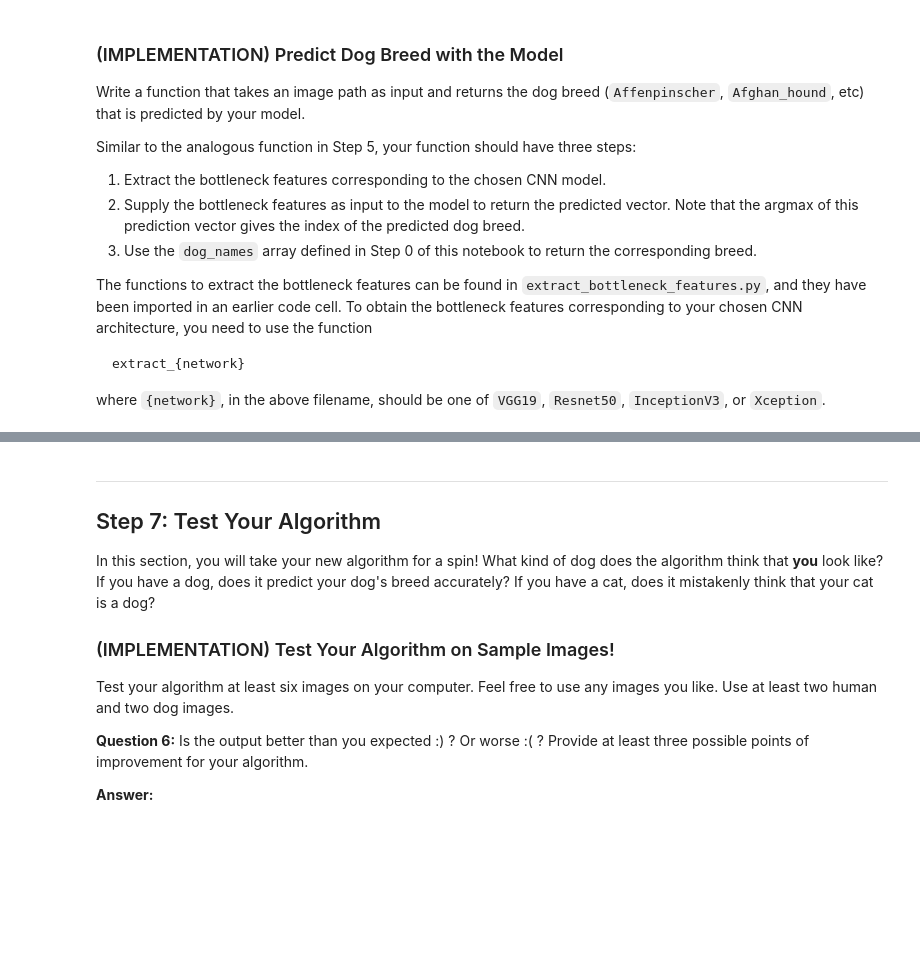
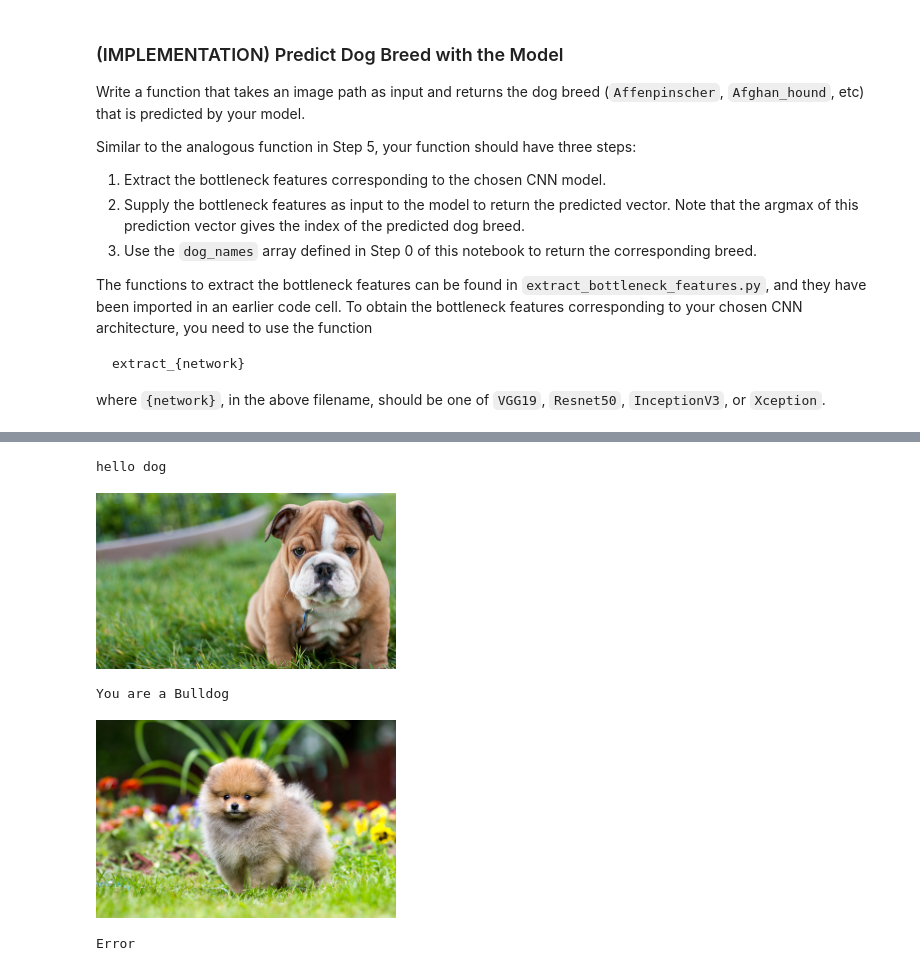
Before and after one commit to ptrmay/AIND, a Jupyter notebook: dog-project/dog_app.ipynb, the cells around one changed output, grey strips where cells are left out. Drawn from its saved outputs; the diff is of its cells as text; code cells hidden in the pictures; blank space fills up the shorter version.

```diff
--- a/dog-project/dog_app.ipynb
+++ b/dog-project/dog_app.ipynb
@@ -644,17 +758,10 @@ Some sample output for our algorithm is provided below, but feel free to design
 # %%
-### TODO: Write your algorithm.
-### Feel free to use as many code cells as needed.
+## TODO: Execute your algorithm from Step 6 on
+## at least 6 images on your computer.
+## Feel free to use as many code cells as needed.
+img_path = "images/dog1.png"
+detector(img_path)
+# %% [output]
+hello dog
+[figure, added]
+You are a Bulldog
-# %% [markdown]
----
-<a id='step7'></a>
-## Step 7: Test Your Algorithm
-
-In this section, you will take your new algorithm for a spin!  What kind of dog does the algorithm think that __you__ look like?  If you have a dog, does it predict your dog's breed accurately?  If you have a cat, does it mistakenly think that your cat is a dog?
-
-### (IMPLEMENTATION) Test Your Algorithm on Sample Images!
-
-Test your algorithm at least six images on your computer.  Feel free to use any images you like.  Use at least two human and two dog images.
-
-__Question 6:__ Is the output better than you expected :) ?  Or worse :( ?  Provide at least three possible points of improvement for your algorithm.
-
-__Answer:__
@@ -664,0 +768,6 @@ __Answer:__
+# %%
+img_path = "images/dog2.jpg"
+detector(img_path)
+# %% [output]
+[figure, added]
+Error
```
Also changed, not shown: parts of 33 cells of this notebook, 11 other files.
